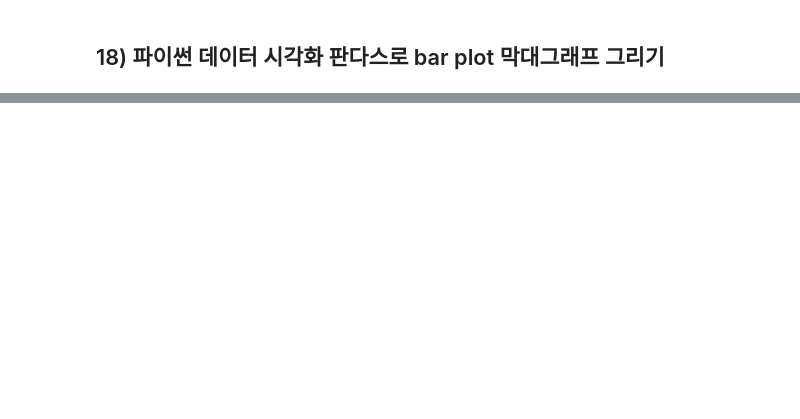
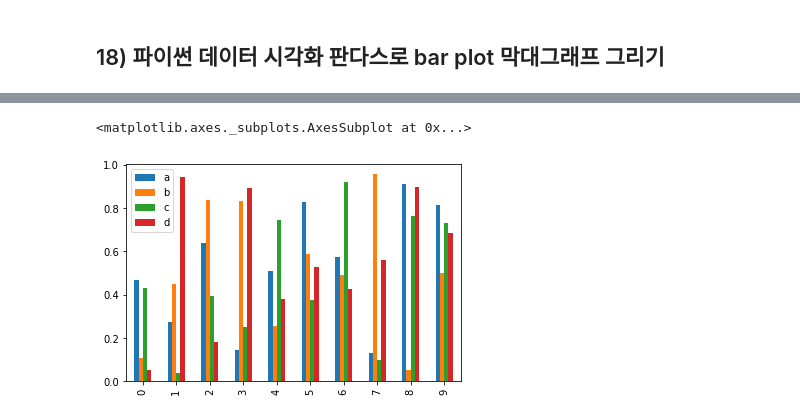
Before and after one commit to anew0m/AStudy_Pandas-basic, a Jupyter notebook: study/11_데이터_시각화_Plotting_기능_활용하기.ipynb, the cells around one changed output, grey strips where cells are left out. Cells and saved outputs as stored; diff of their text form; code cells hidden in the pictures; blank space fills up the shorter version.

```diff
--- a/study/11_데이터_시각화_Plotting_기능_활용하기.ipynb
+++ b/study/11_데이터_시각화_Plotting_기능_활용하기.ipynb
@@ -136,0 +208,3 @@ df3.plot(x = 'A', y = 'B')
+# %%
+df2 = pd.DataFrame(np.random.rand(10, 4), columns=['a', 'b', 'c', 'd'])
+df2
@@ -136,0 +223,5 @@ df3.plot(x = 'A', y = 'B')
+# %%
+df2.plot.bar()
+# %% [output]
+<matplotlib.axes._subplots.AxesSubplot at 0x...>
+[figure, added]
```
Also changed, not shown: parts of 41 cells of this notebook.
